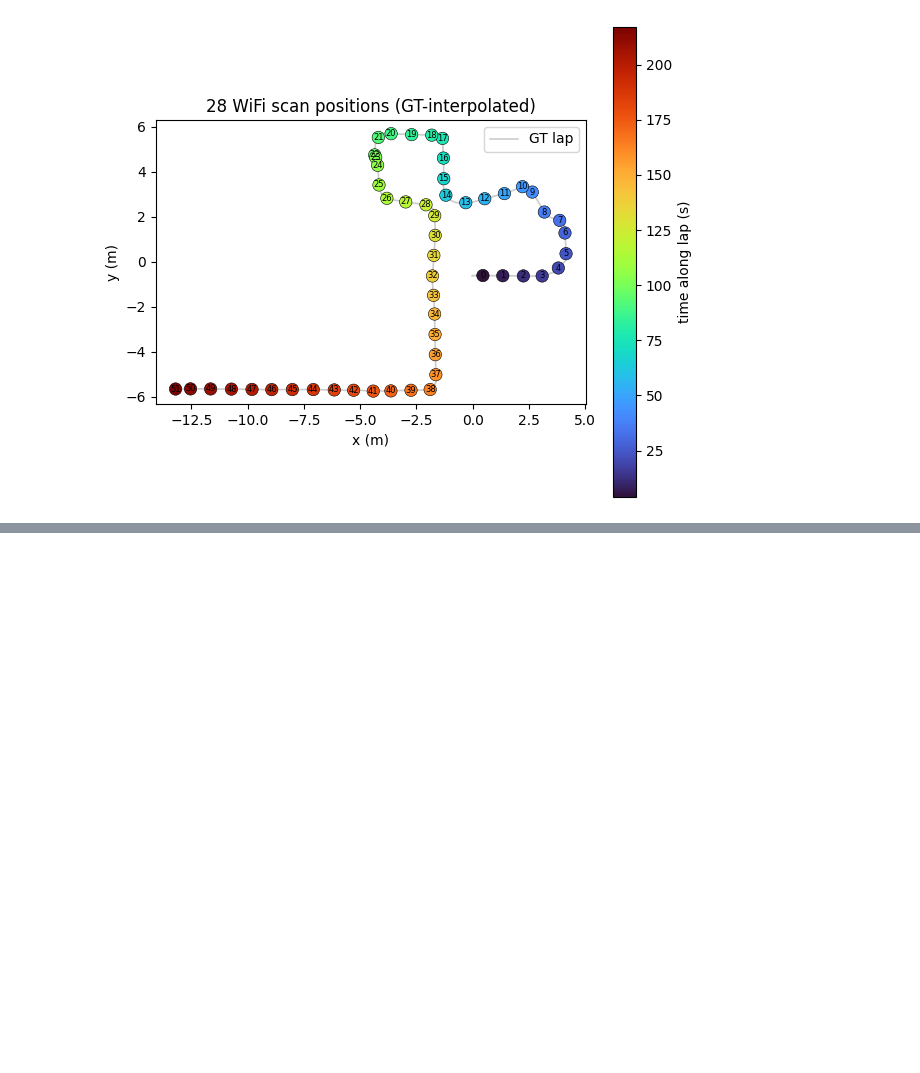
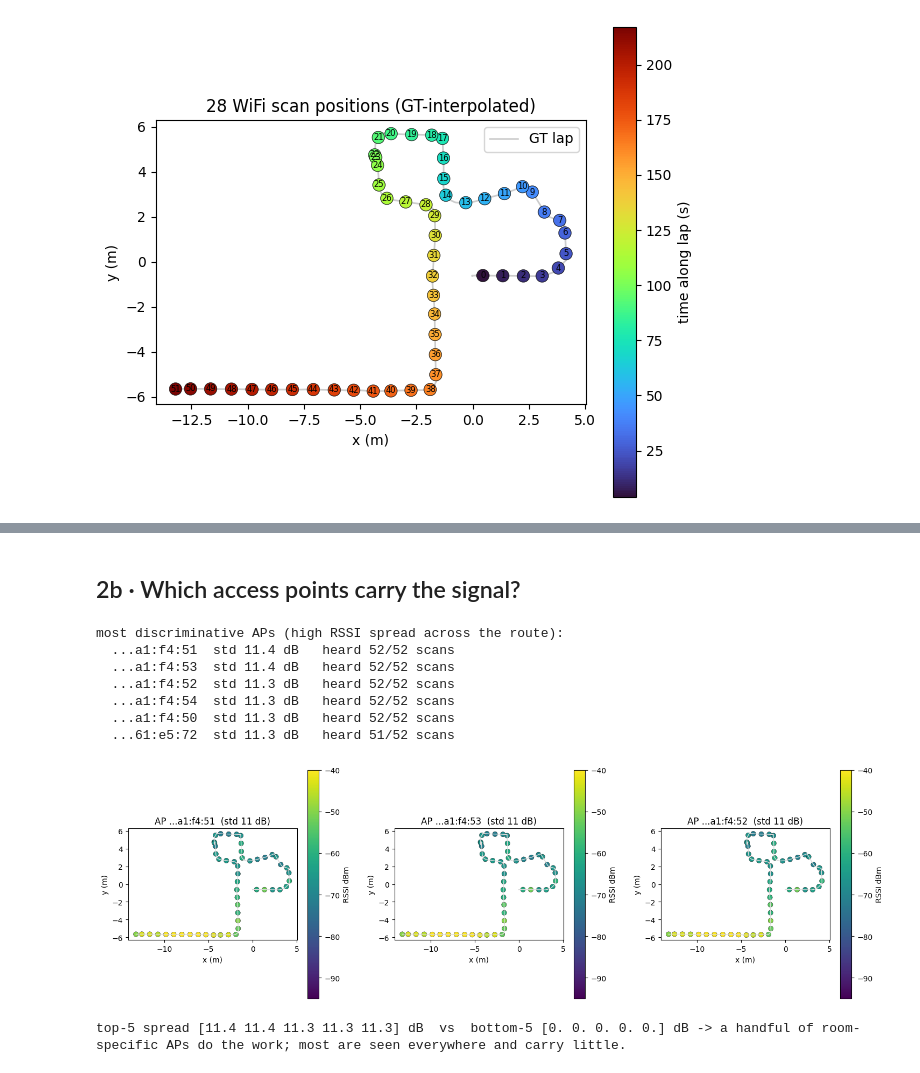
Before and after one commit to moebachar/side_navlori, a Jupyter notebook: side_navlori_wifi.ipynb, the cells around one changed output, grey strips where cells are left out. Saved outputs shown, nothing was run; the diff lists cells and outputs as text; code cells hidden in the pictures; blank space fills up the shorter version.

```diff
--- a/side_navlori_wifi.ipynb
+++ b/side_navlori_wifi.ipynb
@@ -100,0 +129,33 @@ plt.tight_layout(); plt.show()
+# %% [markdown]
+## 2b · Which access points carry the signal?
+# %%
+# Rank APs by how much their RSSI moves across the route (high spread = room-specific = useful),
+# then paint the top 3 on the map.
+M, bssids, t_ns = ds.wifi_matrix()
+X, Y, _ = ds.gt_at(t_ns)
+Mm = np.where(M == -100, np.nan, M)
+spread = np.nanstd(Mm, 0)                     # per-AP spatial variability (dB)
+heard = (M > -100).sum(0)                     # scans that heard each AP
+order = np.argsort(-spread)                   # most-variable first
+print("most discriminative APs (high RSSI spread across the route):")
+for j in order[:6]:
+    print(f"  ...{bssids[j][-8:]}  std {spread[j]:4.1f} dB   heard {heard[j]:2d}/{len(t_ns)} scans")
+fig, ax = plt.subplots(1, 3, figsize=(15, 4.6))
+for a, j in zip(ax, order[:3]):
+    a.plot(ds.gt.x, ds.gt.y, "-", color="0.85", lw=1)
+    sc = a.scatter(X, Y, c=M[:, j], cmap="viridis", vmin=-95, vmax=-40, s=45, edgecolor="k", linewidth=0.3)
+    a.set_aspect("equal"); a.set_title(f"AP ...{bssids[j][-8:]}  (std {spread[j]:.0f} dB)")
+    a.set_xlabel("x (m)"); a.set_ylabel("y (m)"); fig.colorbar(sc, ax=a, label="RSSI dBm")
+plt.tight_layout(); plt.show()
+print(f"top-5 spread {np.round(spread[order[:5]],1)} dB  vs  bottom-5 {np.round(spread[order[-5:]],1)} dB "
+      f"-> a handful of room-specific APs do the work; most are seen everywhere and carry little.")
+# %% [output]
+most discriminative APs (high RSSI spread across the route):
+  ...a1:f4:51  std 11.4 dB   heard 52/52 scans
+  ...a1:f4:53  std 11.4 dB   heard 52/52 scans
+  ...a1:f4:52  std 11.3 dB   heard 52/52 scans
+  ...a1:f4:54  std 11.3 dB   heard 52/52 scans
+  ...a1:f4:50  std 11.3 dB   heard 52/52 scans
+  ...61:e5:72  std 11.3 dB   heard 51/52 scans
+[figure, added]
+top-5 spread [11.4 11.4 11.3 11.3 11.3] dB  vs  bottom-5 [0. 0. 0. 0. 0.] dB -> a handful of room-specific APs do the work; most are seen everywhere and carry little.
```
Also changed, not shown: parts of 6 cells of this notebook.
